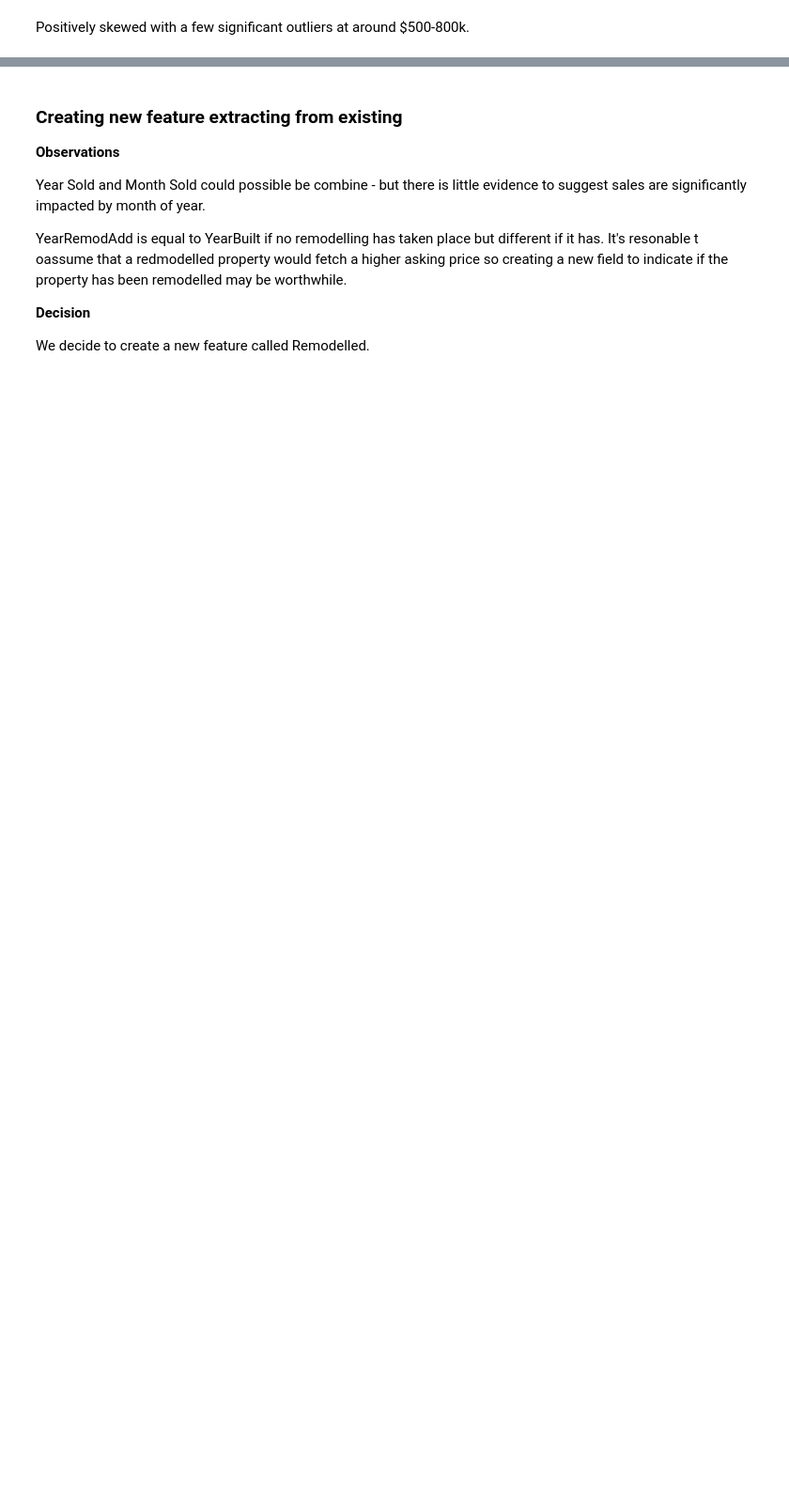
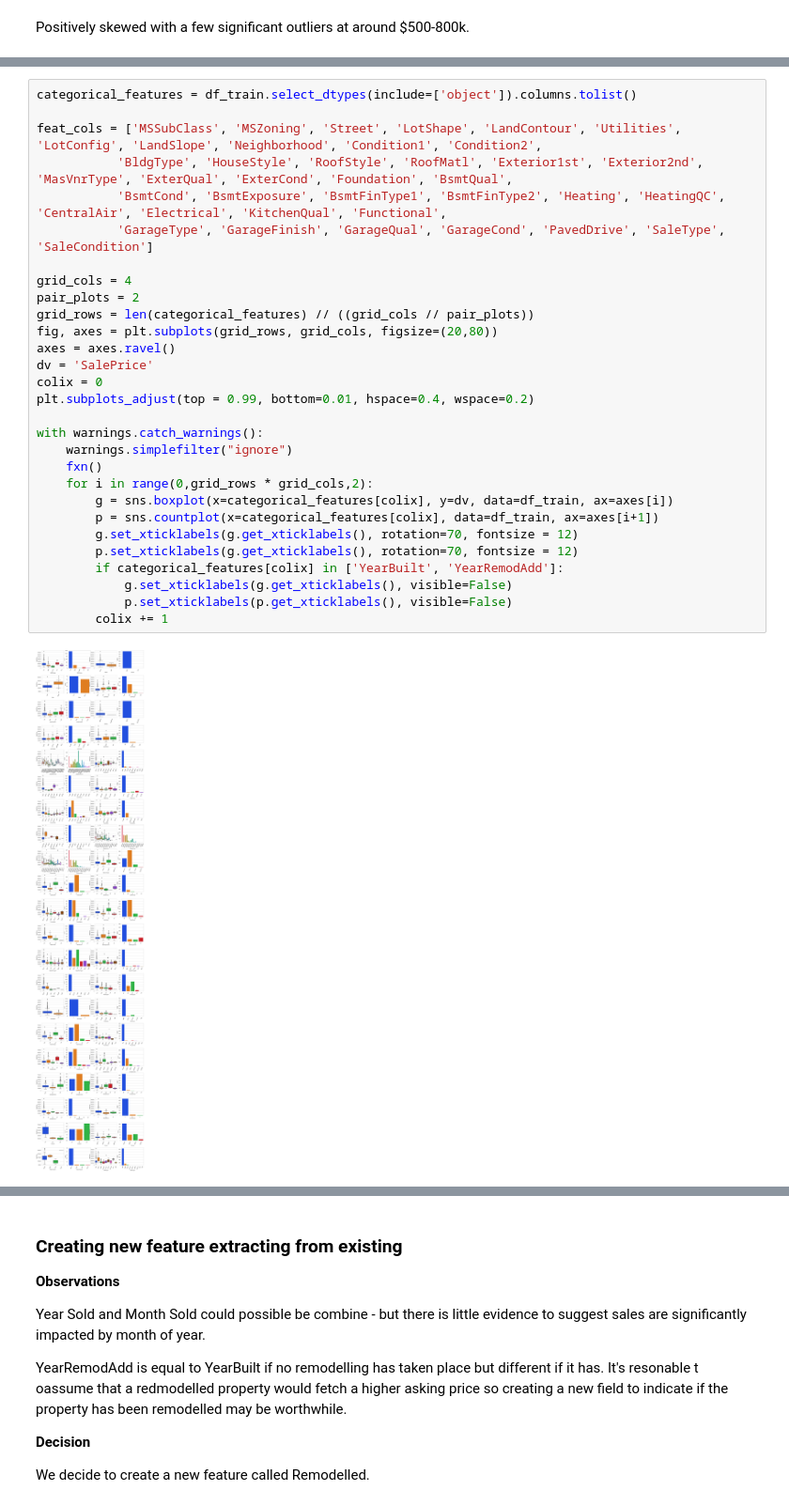
Before and after one commit to Sicro01/Predict-House-Prices, a Jupyter notebook: Ames, Iowa - House Price Prediction (ref. Kaggle Challenge).ipynb, the cells around one changed output, grey strips where cells are left out. Shown at 94% size. Saved outputs shown, nothing was run; the diff lists cells and outputs as text; blank space fills up the shorter version.

```diff
--- a/Ames, Iowa - House Price Prediction (ref. Kaggle Challenge).ipynb
+++ b/Ames, Iowa - House Price Prediction (ref. Kaggle Challenge).ipynb
@@ -719,0 +435,31 @@ After (1460, 76) (1459, 76) (1460, 76) (1459, 76)
+# %%
+categorical_features = df_train.select_dtypes(include=['object']).columns.tolist()
+
+feat_cols = ['MSSubClass', 'MSZoning', 'Street', 'LotShape', 'LandContour', 'Utilities', 'LotConfig', 'LandSlope', 'Neighborhood', 'Condition1', 'Condition2',
+           'BldgType', 'HouseStyle', 'RoofStyle', 'RoofMatl', 'Exterior1st', 'Exterior2nd', 'MasVnrType', 'ExterQual', 'ExterCond', 'Foundation', 'BsmtQual',
+           'BsmtCond', 'BsmtExposure', 'BsmtFinType1', 'BsmtFinType2', 'Heating', 'HeatingQC', 'CentralAir', 'Electrical', 'KitchenQual', 'Functional',
+           'GarageType', 'GarageFinish', 'GarageQual', 'GarageCond', 'PavedDrive', 'SaleType', 'SaleCondition']
+
+grid_cols = 4
+pair_plots = 2
+grid_rows = len(categorical_features) // ((grid_cols // pair_plots))
+fig, axes = plt.subplots(grid_rows, grid_cols, figsize=(20,80))
+axes = axes.ravel()
+dv = 'SalePrice'
+colix = 0
+plt.subplots_adjust(top = 0.99, bottom=0.01, hspace=0.4, wspace=0.2)
+
+with warnings.catch_warnings():
+    warnings.simplefilter("ignore")
+    fxn()
+    for i in range(0,grid_rows * grid_cols,2):
+        g = sns.boxplot(x=categorical_features[colix], y=dv, data=df_train, ax=axes[i])
+        p = sns.countplot(x=categorical_features[colix], data=df_train, ax=axes[i+1])
+        g.set_xticklabels(g.get_xticklabels(), rotation=70, fontsize = 12)
+        p.set_xticklabels(g.get_xticklabels(), rotation=70, fontsize = 12)
+        if categorical_features[colix] in ['YearBuilt', 'YearRemodAdd']:
+            g.set_xticklabels(g.get_xticklabels(), visible=False)
+            p.set_xticklabels(p.get_xticklabels(), visible=False)
+        colix += 1
+# %% [output]
+[figure, added]
```
Also changed, not shown: parts of 109 cells of this notebook, 2 other files.
